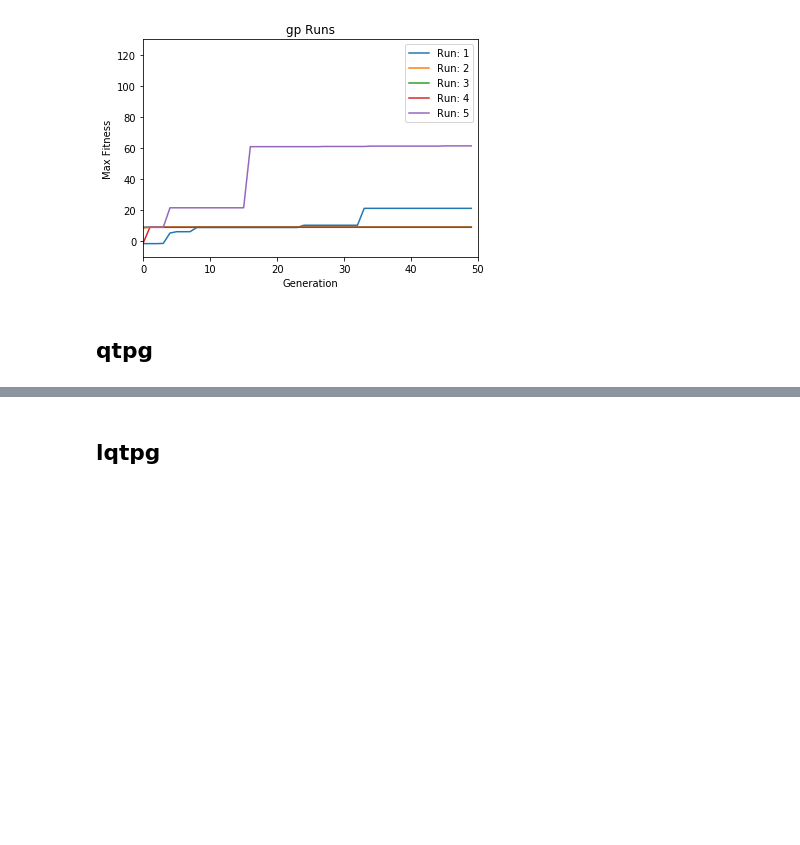
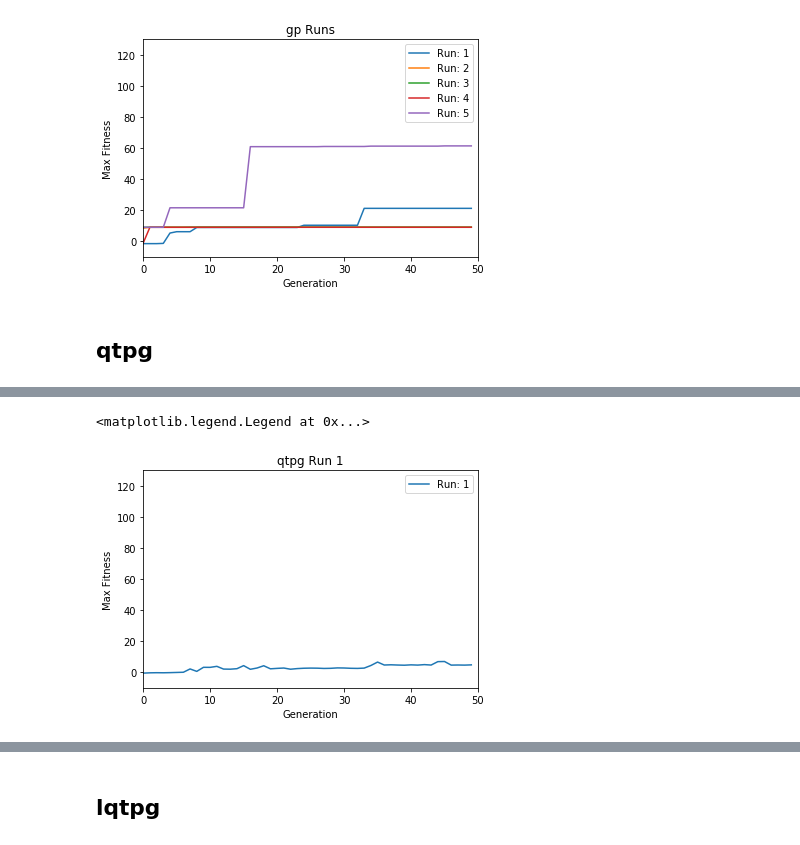
Before and after one commit to noahsealy/gridworld-tpg, a Jupyter notebook: thesis_experiment_playground.ipynb, the cells around one changed output, grey strips where cells are left out. Cells and saved outputs as stored; diff of their text form; code cells hidden in the pictures; blank space fills up the shorter version.

```diff
--- a/thesis_experiment_playground.ipynb
+++ b/thesis_experiment_playground.ipynb
@@ -355,3 +355,16 @@ plt.legend()
+# %%
+run = 0
+plt.plot(fig13_qtpgs[run]['average_score'].tolist(), label='Run: '+str(run+1))
+
+plt.title("qtpg Run " + str(run + 1))
+plt.xlabel("Generation")
+plt.xlim(0,50)
+plt.ylabel("Max Fitness")
+plt.ylim(-10,130)
+plt.legend()
+# %% [output]
+<matplotlib.legend.Legend at 0x...>
+[figure, added]
 # %%
 for i in range(len(fig13_qtpgs)):
     plt.plot(fig13_qtpgs[i]['max_score'].tolist(), label='Run: '+str(i+1))
```
Also changed, not shown: parts of 14 cells of this notebook, 2 other files.
